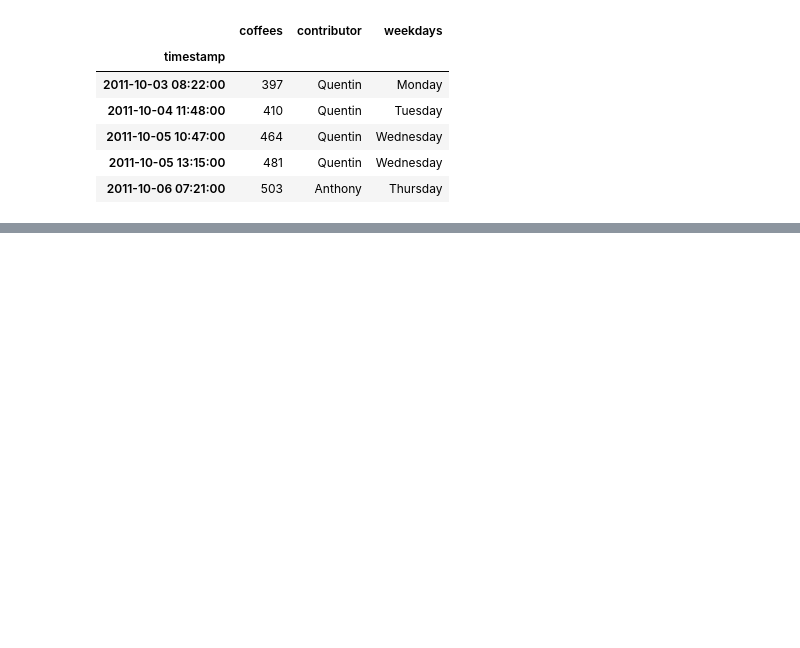
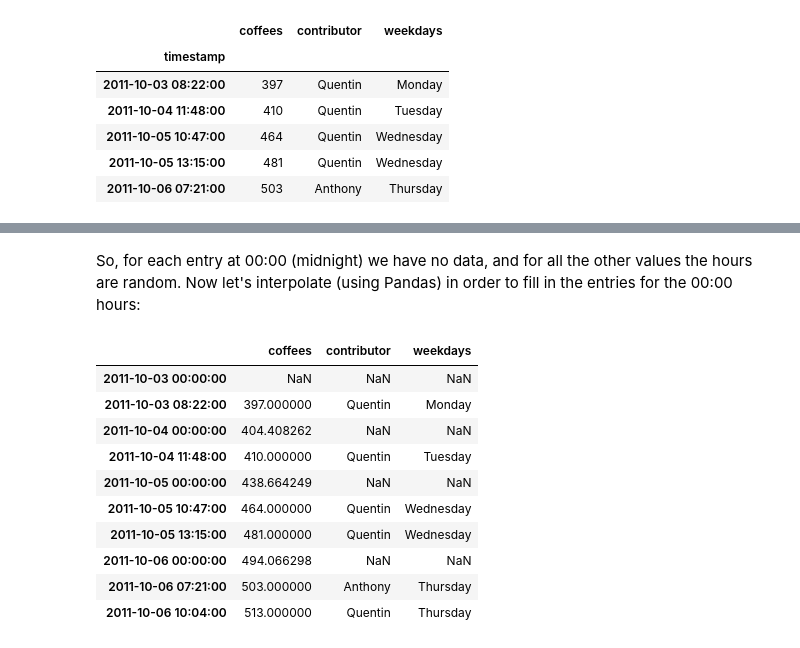
Before and after one commit to Gorchs/Pandas_Tutorial, a Jupyter notebook: Pandas Tutorial Notebook V1.0.ipynb, the cells around one changed output, grey strips where cells are left out. Saved outputs shown, nothing was run; the diff lists cells and outputs as text; code cells hidden in the pictures; blank space fills up the shorter version.

```diff
--- a/Pandas Tutorial Notebook V1.0.ipynb
+++ b/Pandas Tutorial Notebook V1.0.ipynb
@@ -583,0 +659,17 @@ data.head()
+# %% [markdown]
+So, for each entry at 00:00 (midnight) we have no data, and for all the other values the hours are random. Now let's interpolate (using Pandas) in order to fill in the entries for the 00:00 hours:
+# %%
+upsampled_data = upsampled_data.interpolate(method="time")
+upsampled_data.head(10)
+# %% [output]
+|  | coffees | contributor | weekdays |
+| 2011-10-03 00:00:00 | NaN | NaN | NaN |
+| 2011-10-03 08:22:00 | 397.000000 | Quentin | Monday |
+| 2011-10-04 00:00:00 | 404.408262 | NaN | NaN |
+| 2011-10-04 11:48:00 | 410.000000 | Quentin | Tuesday |
+| 2011-10-05 00:00:00 | 438.664249 | NaN | NaN |
+| 2011-10-05 10:47:00 | 464.000000 | Quentin | Wednesday |
+| 2011-10-05 13:15:00 | 481.000000 | Quentin | Wednesday |
+| 2011-10-06 00:00:00 | 494.066298 | NaN | NaN |
+| 2011-10-06 07:21:00 | 503.000000 | Anthony | Thursday |
+| 2011-10-06 10:04:00 | 513.000000 | Quentin | Thursday |
```
Also changed, not shown: parts of 18 cells of this notebook.
